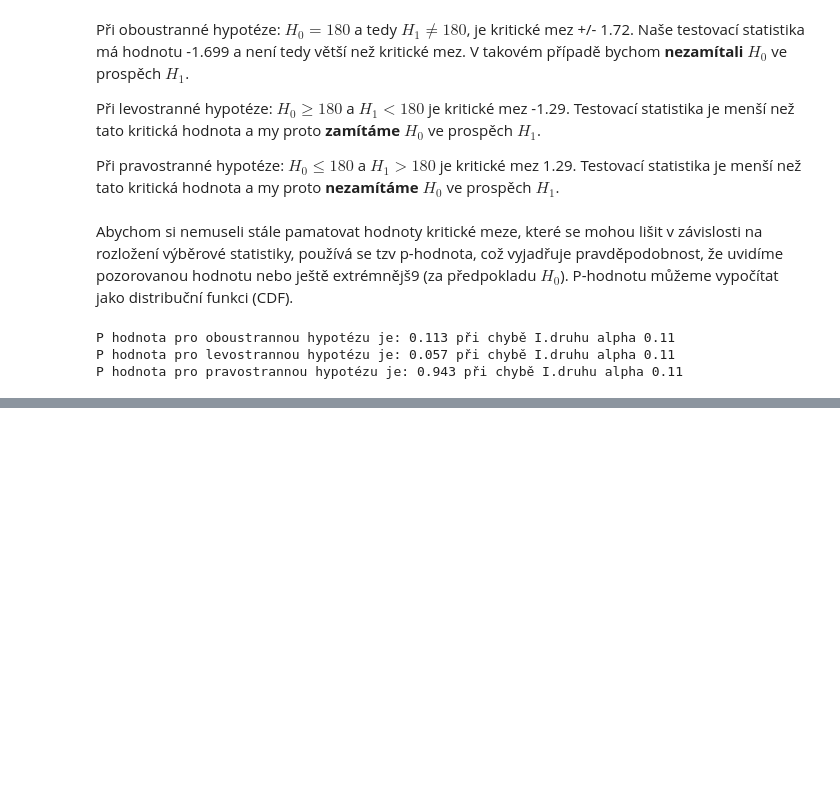
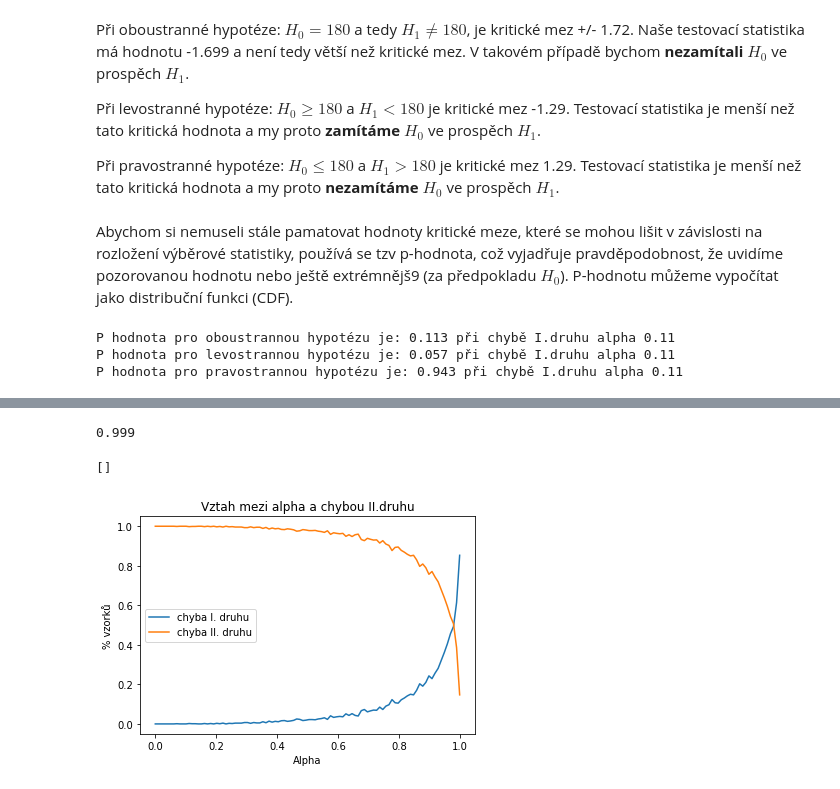
Before and after one commit to schubertjan/cuni, a Jupyter notebook: stats/cviceni/cviceni_5/statisticke_testovani.ipynb, the cells around one changed output, grey strips where cells are left out. Saved outputs shown, nothing was run; the diff lists cells and outputs as text; code cells hidden in the pictures; blank space fills up the shorter version.

```diff
--- a/stats/cviceni/cviceni_5/statisticke_testovani.ipynb
+++ b/stats/cviceni/cviceni_5/statisticke_testovani.ipynb
@@ -267,0 +280,3 @@ P hodnota pro pravostrannou hypotézu je: 0.943 při chybě I.druhu alpha 0.11
+# %%
+vek = pd.read_csv("https://raw.githubusercontent.com/schubertjan/cuni/master/stats/data/vek.csv")
+vek.head()
@@ -267,0 +290,46 @@ P hodnota pro pravostrannou hypotézu je: 0.943 při chybě I.druhu alpha 0.11
+# %%
+n = 100
+p = vek.pocet / vek.pocet.sum()
+alpha = np.linspace(0.001,0.999, num=100)
+#nulova hypoteza
+mu_0 = 45
+#populacni prumer
+mu = np.sum(vek.vek * vek.pocet) / vek.pocet.sum()
+
+def t_test(x, alpha, mu_0):
+    """
+    Vrátí FP, FN nebo T
+    """
+    n = x.shape[0]
+    x_hat = x.mean()
+    t = (x_hat - mu_0) / (x.std() / np.sqrt(n))
+    p = 1-stats.t.cdf(t, df=n-1)
+    #pokud plati h0
+    h = 0
+    if p < alpha:
+        h = 1 #plati h1
+    return h
+# %%
+n = 100
+K = 1000
+results = np.zeros(K*alpha.shape[0]).reshape(K,alpha.shape[0])
+
+for j,a in enumerate(alpha):
+    for k in range(K):
+        vyber = np.random.choice(vek.vek, p=p, replace=True, size=n)
+        results[k,j] = (t_test(x=vyber, alpha=a, mu_0=mu_0))
+# %%
+a
+# %% [output]
+0.999
+# %%
+plt.plot(alpha, results.mean(axis=0), label = "chyba I. druhu")
+plt.plot(alpha, 1-results.mean(axis=0), label = "chyba II. druhu")
+plt.xlabel("Alpha")
+plt.ylabel("% vzorků")
+plt.title("Vztah mezi alpha a chybou II.druhu")
+plt.legend()
+plt.plot()
+# %% [output]
+[]
+[figure, added]
```
Also changed, not shown: parts of 10 cells of this notebook, 4 other files.
